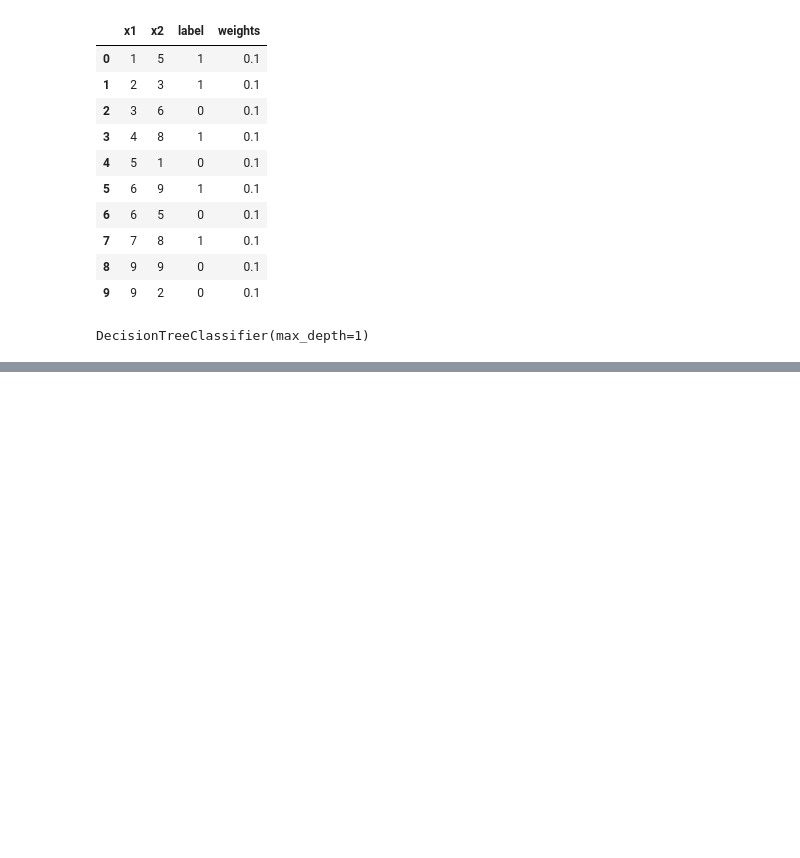
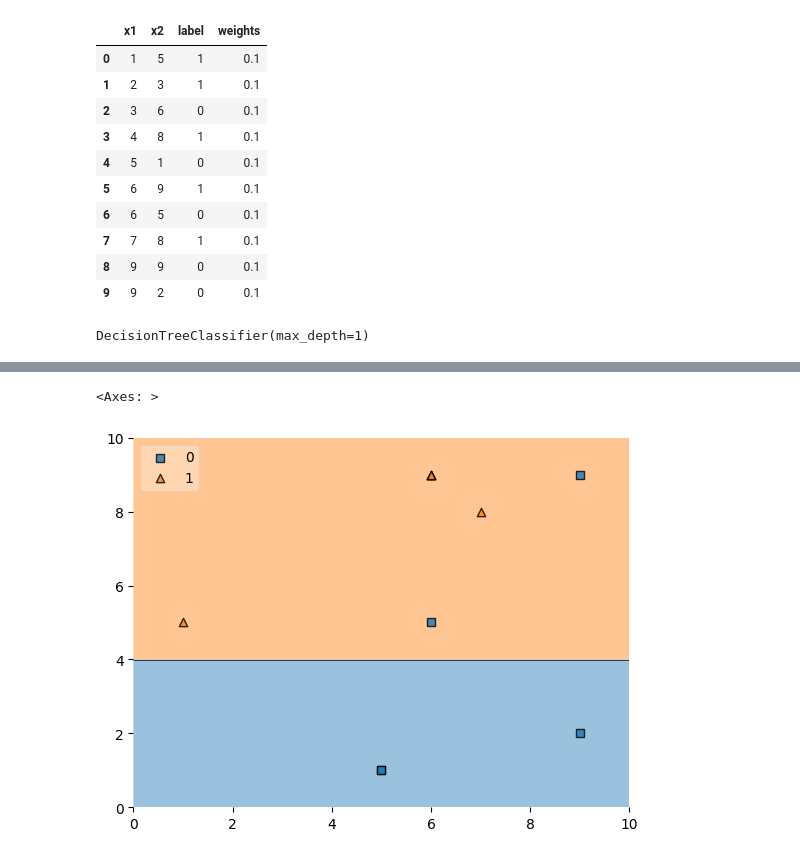
Before and after one commit to HemantMishra2003/Important-ML-Concept, a Jupyter notebook: how_adaboost_algorithms__works.ipynb, the cells around one changed output, grey strips where cells are left out. Cells and saved outputs as stored; diff of their text form; code cells hidden in the pictures; blank space fills up the shorter version.

```diff
--- a/how_adaboost_algorithms__works.ipynb
+++ b/how_adaboost_algorithms__works.ipynb
@@ -96,0 +276,6 @@ SyntaxError: incomplete input (ipython-input-673528055.py, line 1)
+# %%
+# 2 nd model decision regions
+plot_decision_regions(x, y, clf=dt2, legend = 2)
+# %% [output]
+<Axes: >
+[figure, added]
```
Also changed, not shown: parts of 60 cells of this notebook.
